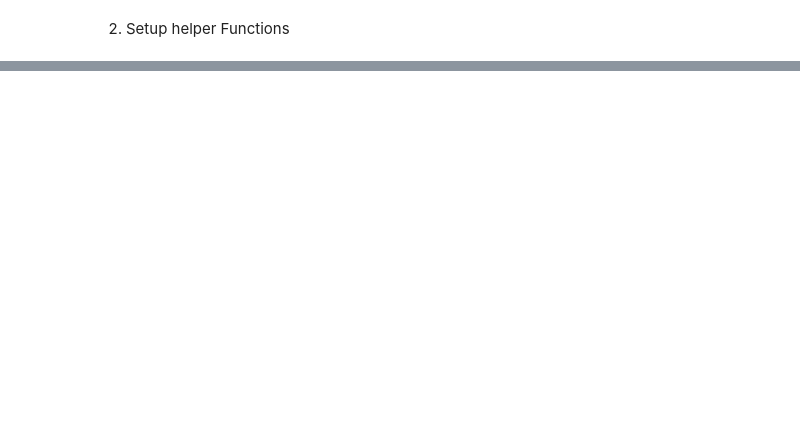
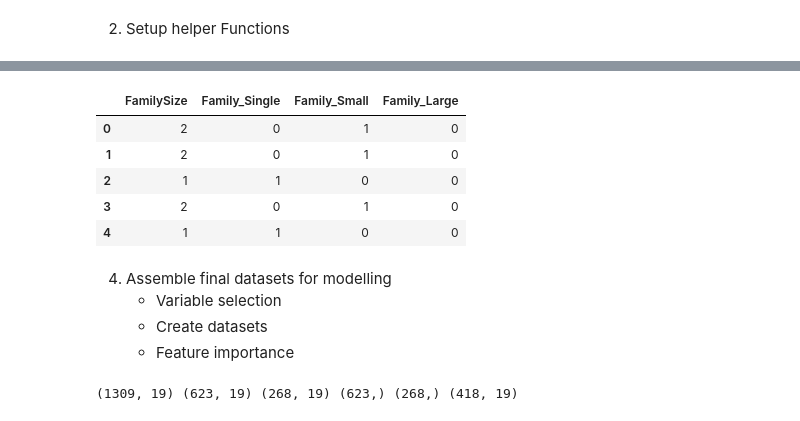
Before and after one commit to xuefeng-hao/Kaggle-Titanic-, a Jupyter notebook: kaggle-titanic.ipynb, the cells around one changed output, grey strips where cells are left out. Drawn from its saved outputs; the diff is of its cells as text; code cells hidden in the pictures; blank space fills up the shorter version.

```diff
--- a/kaggle-titanic.ipynb
+++ b/kaggle-titanic.ipynb
@@ -135,0 +250,39 @@ df_train(head)
+# %%
+# Create family size and category for family size
+family = pd.DataFrame()
+
+# introducing a new feature : the size of families (including the passenger)
+family[ 'FamilySize' ] = full[ 'Parch' ] + full[ 'SibSp' ] + 1
+
+# introducing other features based on the family size
+family[ 'Family_Single' ] = family[ 'FamilySize' ].map( lambda s : 1 if s == 1 else 0 )
+family[ 'Family_Small' ]  = family[ 'FamilySize' ].map( lambda s : 1 if 2 <= s <= 4 else 0 )
+family[ 'Family_Large' ]  = family[ 'FamilySize' ].map( lambda s : 1 if 5 <= s else 0 )
+family.head()
+# %% [output]
+|  | FamilySize | Family_Single | Family_Small | Family_Large |
+| 0 | 2 | 0 | 1 | 0 |
+| 1 | 2 | 0 | 1 | 0 |
+| 2 | 1 | 1 | 0 | 0 |
+| 3 | 2 | 0 | 1 | 0 |
+| 4 | 1 | 1 | 0 | 0 |
+# %% [markdown]
+4. Assemble final datasets for modelling
+    -  Variable selection
+    - Create datasets
+    - Feature importance
+# %%
+# Select which features/variables to include in the dataset from the list below:
+# imputed , embarked , pclass , sex , family , cabin
+
+full_X = pd.concat( [ imputed , embarked , cabin , sex, family ] , axis=1 )
+
+# Create all datasets that are necessary to train, validate and test models
+train_valid_X = full_X[ 0:891 ]
+train_valid_y = titanic.Survived
+test_X = full_X[ 891: ]
+train_X , valid_X , train_y , valid_y = train_test_split( train_valid_X , train_valid_y , train_size = .7 )
+
+print (full_X.shape , train_X.shape , valid_X.shape , train_y.shape , valid_y.shape , test_X.shape)
+# %% [output]
+(1309, 19) (623, 19) (268, 19) (623,) (268,) (418, 19)
```
Also changed, not shown: parts of 25 cells of this notebook, 1 other file.
